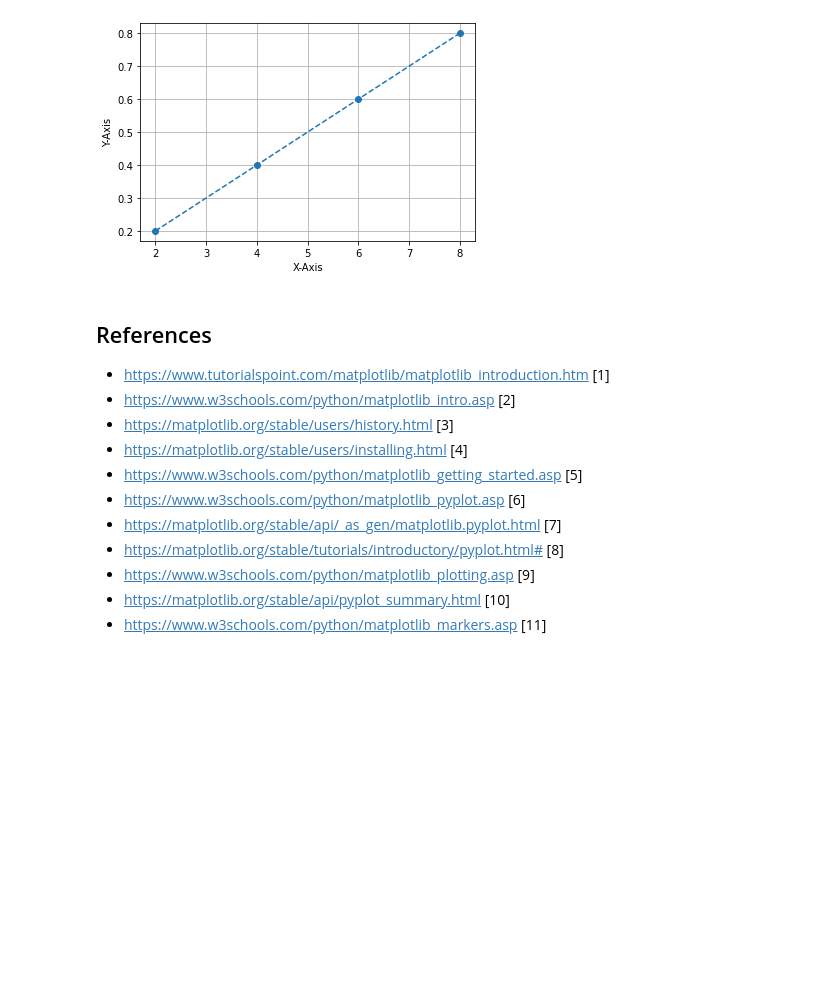
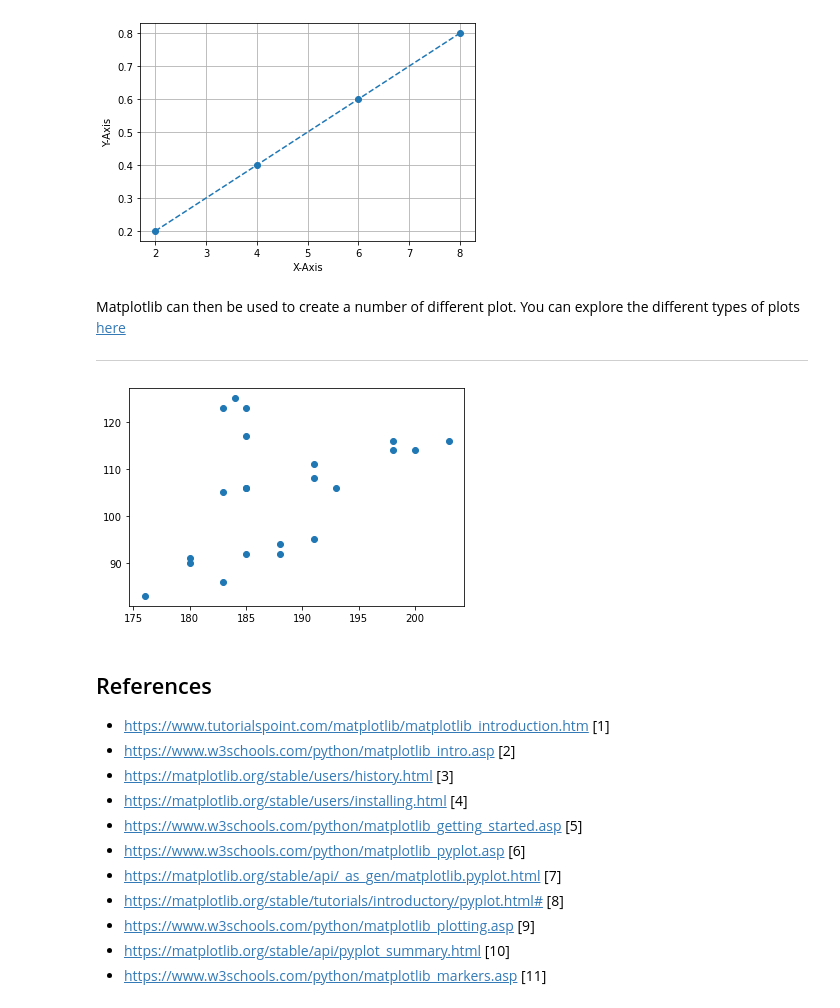
Before and after one commit to ShaneKelly89/FundametalsOfDA_Assessment, a Jupyter notebook: pyplot.ipynb, the cells around one changed output. Drawn from its saved outputs; the diff is of its cells as text; code cells hidden in the pictures; blank space fills up the shorter version.

```diff
--- a/pyplot.ipynb
+++ b/pyplot.ipynb
@@ -74,6 +74,20 @@ plt.grid()
 plt.show()
 # %% [output]
 [figure]
+# %% [markdown]
+Matplotlib can then be used to create a number of different plot. You can explore the different types of plots [here](https://matplotlib.org/devdocs/plot_types/index.html)
+
+***
+# %%
+height = [184,185,185,183,191,185,185,198,203,198,193,200,183,191,188,176,183,188,191,180,180,185]
+weight = [125, 117,123,123,111,106,106,116,116,114,106,114,105,108,94,83,86,92,95,91,90,92]
+
+x = height
+y = weight
+plt.scatter(x,y)
+plt.show()
+# %% [output]
+[figure, added]
 # %% [markdown]
 ## References
 
```
Also changed, not shown: 1 other file.
